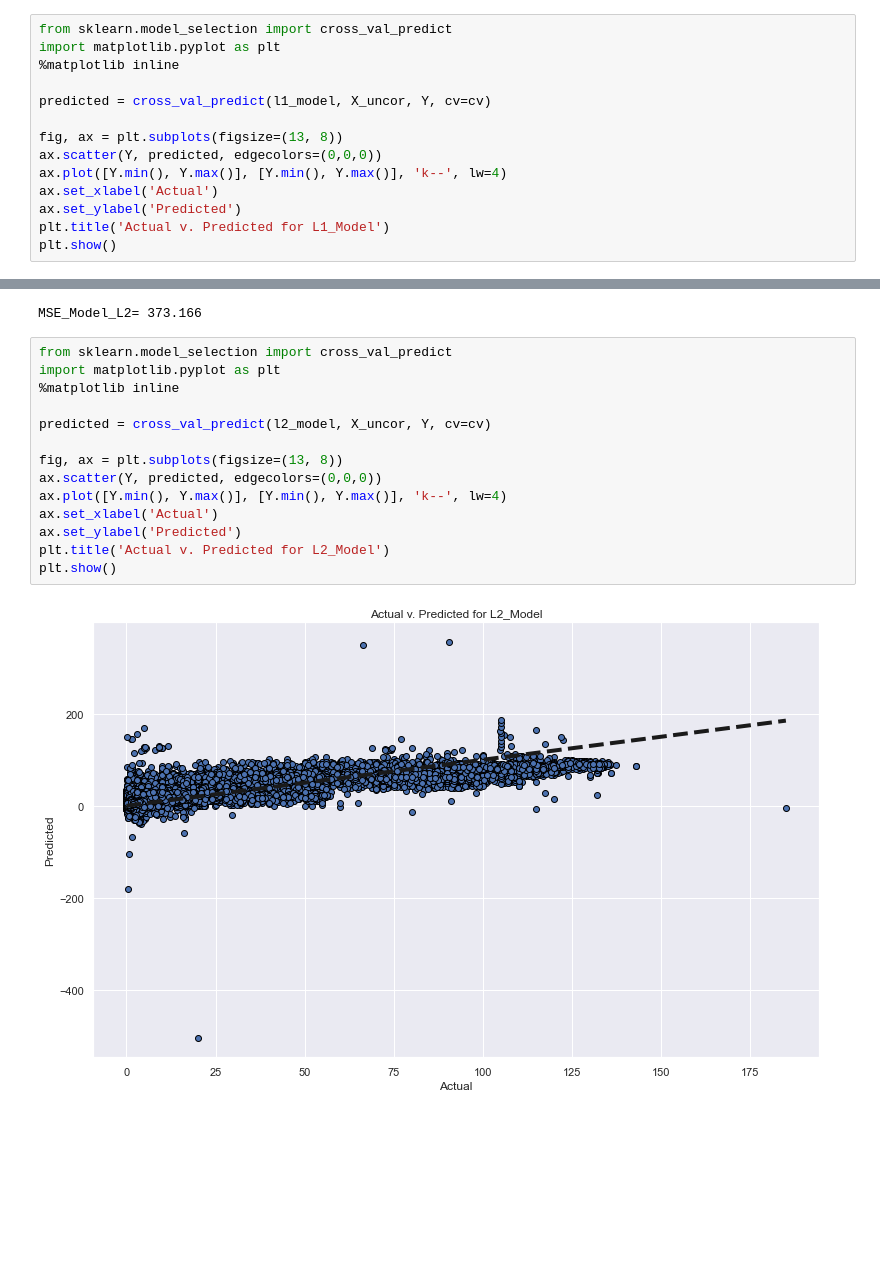
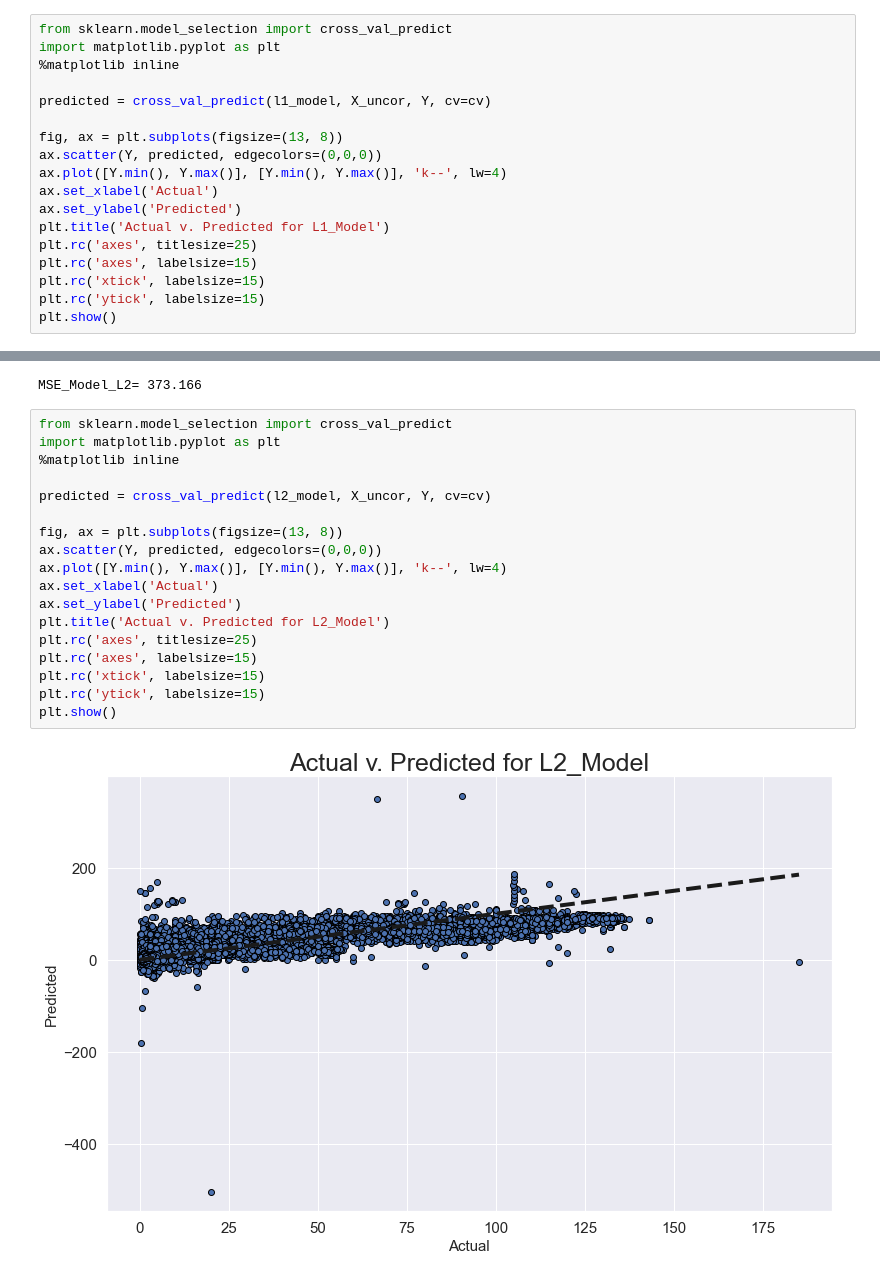
Before and after one commit to VenkataVanga/Quantifying-the-World-DS7333-, a Jupyter notebook: CS#1_SuperConductor/CS#1_SuperConductor_Miller_Kaniti_Vanga.ipynb, the cells around one changed output, grey strips where cells are left out. Saved outputs shown, nothing was run; the diff lists cells and outputs as text; blank space fills up the shorter version.

```diff
--- a/CS#1_SuperConductor/CS#1_SuperConductor_Miller_Kaniti_Vanga.ipynb
+++ b/CS#1_SuperConductor/CS#1_SuperConductor_Miller_Kaniti_Vanga.ipynb
@@ -350,6 +387,10 @@ ax.plot([Y.min(), Y.max()], [Y.min(), Y.max()], 'k--', lw=4)
 ax.set_xlabel('Actual')
 ax.set_ylabel('Predicted')
 plt.title('Actual v. Predicted for L1_Model')
+plt.rc('axes', titlesize=25)
+plt.rc('axes', labelsize=15)
+plt.rc('xtick', labelsize=15)
+plt.rc('ytick', labelsize=15)
 plt.show()
 # %% [output]
 [figure]
@@ -429,16 +474,20 @@ MSE_Model_L2= 373.166
 # %%
 from sklearn.model_selection import cross_val_predict
 import matplotlib.pyplot as plt
 %matplotlib inline
 
 predicted = cross_val_predict(l2_model, X_uncor, Y, cv=cv)
 
 fig, ax = plt.subplots(figsize=(13, 8))
 ax.scatter(Y, predicted, edgecolors=(0,0,0))
 ax.plot([Y.min(), Y.max()], [Y.min(), Y.max()], 'k--', lw=4)
 ax.set_xlabel('Actual')
 ax.set_ylabel('Predicted')
 plt.title('Actual v. Predicted for L2_Model')
+plt.rc('axes', titlesize=25)
+plt.rc('axes', labelsize=15)
+plt.rc('xtick', labelsize=15)
+plt.rc('ytick', labelsize=15)
 plt.show()
 # %% [output]
-[figure, old version]
+[figure, new version]
```
Also changed, not shown: parts of 10 cells of this notebook.
